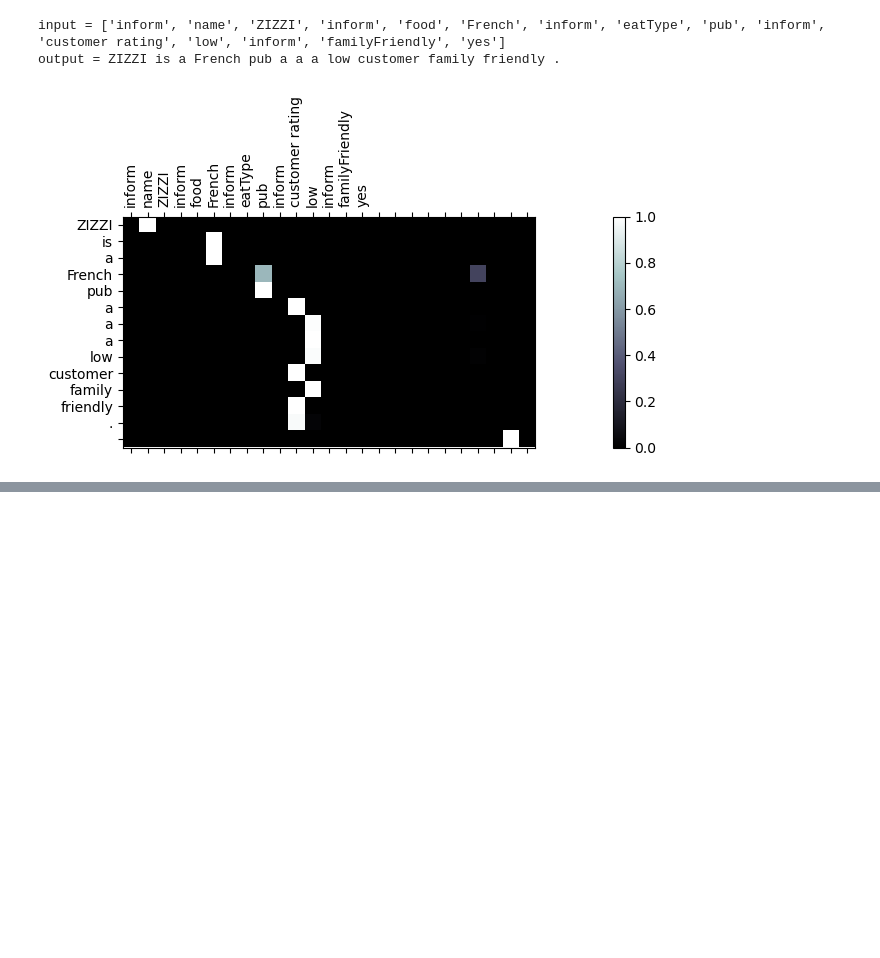
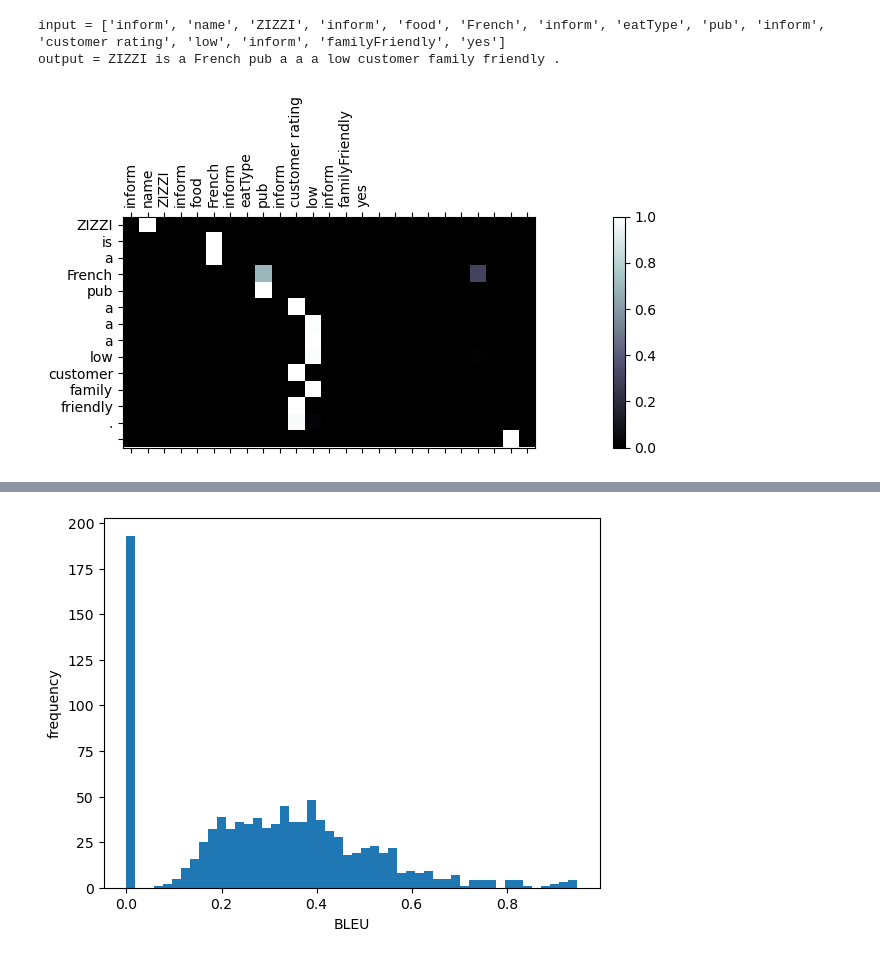
Before and after one commit to ymuto0302/data-to-text, a Jupyter notebook: seq2seq_with_attention_for_E2E.ipynb, the cells around one changed output, grey strips where cells are left out. Cells and saved outputs as stored; diff of their text form; code cells hidden in the pictures; blank space fills up the shorter version.

```diff
--- a/seq2seq_with_attention_for_E2E.ipynb
+++ b/seq2seq_with_attention_for_E2E.ipynb
@@ -263,10 +266,12 @@ class EncoderRNN(nn.Module):
     def __init__(self, input_size, hidden_size):
         super(EncoderRNN, self).__init__()
         self.hidden_size = hidden_size
+        self.num_layers = 2
 
         # (メモ) nn.Embedding(語彙サイズ, 埋め込む次元)
         self.embedding = nn.Embedding(input_size, hidden_size)
-        self.gru = nn.GRU(hidden_size, hidden_size)
+        # self.gru = nn.GRU(hidden_size, hidden_size)
+        self.gru = nn.RNN(hidden_size, hidden_size, num_layers=self.num_layers)
 
     def forward(self, input, hidden):
         embedded = self.embedding(input).view(1, 1, -1) # 単語ひとつが入ってくることを前提に view()
@@ -277,7 +282,7 @@ class EncoderRNN(nn.Module):
 
     # エンコーダへ渡す初期隠れ状態 (zero ベクトル)
     def initHidden(self):
-        return torch.zeros(1, 1, self.hidden_size, device=device)
+        return torch.zeros(self.num_layers, 1, self.hidden_size, device=device)
 # %%
 # デコーダ
 # (注) 使用しない
@@ -314,39 +319,52 @@ class AttnDecoderRNN(nn.Module):
         self.mr_max_length = mr_max_length
         self.text_max_length = text_max_length
 
+        self.num_layers = 2
+
         self.embedding = nn.Embedding(self.output_size, self.hidden_size)
         # self.attn = nn.Linear(self.hidden_size * 2, self.max_length)
         self.attn = nn.Linear(self.hidden_size * 2, self.mr_max_length)
         self.attn_combine = nn.Linear(self.hidden_size * 2, self.hidden_size)
         self.dropout = nn.Dropout(self.dropout_p)
-        self.gru = nn.GRU(self.hidden_size, self.hidden_size)
+        # self.gru = nn.GRU(self.hidden_size, self.hidden_size)
+        self.gru = nn.RNN(self.hidden_size, self.hidden_size, num_layers=self.num_layers)
         self.out = nn.Linear(self.hidden_size, self.output_size)
 
     def forward(self, input, hidden, encoder_outputs):
         embedded = self.embedding(input).view(1, 1, -1)
         embedded = self.dropout(embedded)
 
+        print("hidden:", hidden.shape)
         # attention weight の算出
-        # print("input:", input.size()) # torch.Size([1, 1]
-        # print("embedded:", embedded.size()) # torch.Size([1, 1, 256]
+        print("input:", input.shape) # torch.Size([1, 1]
+        print("embedded:", embedded.shape) # torch.Size([1, 1, 256]
         attn_weights = F.softmax(
             self.attn(torch.cat((embedded[0], hidden[0]), 1)), dim=1)
-        #print("attn_weights:", attn_weights.size()) # torch.Size([1, 10]) ・・・入力文の単語数に依存
-        #print("encoder_outputs:", encoder_outputs.size()) # torch.Size([10, 256])
+        print("attn_weights:", attn_weights.shape) # torch.Size([1, 1, 25] ・・・入力文の単語数に依存
+        print("encoder_outputs:", encoder_outputs.shape) # torch.Size([25, 256])
         #print("encoder_outputs.unsqueeze(0):", encoder_outputs.unsqueeze(0).size()) # torch.Size([1, 10, 256])
 
         # エンコーダの出力と attention weight との内積
         attn_applied = torch.bmm(attn_weights.unsqueeze(0),
                                  encoder_outputs.unsqueeze(0))
+        print("attn_applied:", attn_applied.shape) # torch.Size([1, 1, 256])
 
         # アテンションとデコーダへの入力(embedding)を Linear 層へ投げ込む
         output = torch.cat((embedded[0], attn_applied[0]), 1)
+        print("output:", output.shape) # torch.Size([1, 512])
         output = self.attn_combine(output).unsqueeze(0)
+        print("output:", output.shape) # torch.Size([1, 256])
 
         output = F.relu(output)
         output, hidden = self.gru(output, hidden)
+        print("output:", output.shape) # torch.Size([1, 256])
+        print("hidden:", hidden.shape) # torch.Size([1, 256])
 
         output = F.log_softmax(self.out(output[0]), dim=1)
+
+        import sys
+        sys.exit()
+
         return output, hidden, attn_weights
 
     def initHidden(self):
@@ -551,5 +583,9 @@ attn_decoder1 = AttnDecoderRNN(hidden_size, output_text.n_words, dropout_p=0.1).
 # (2022.12.05 メモ) 学習データには 40560件の (mr, text) ペアが存在するから
 # 75000ペアの学習では不十分だろう。
 # trainIters(encoder1, attn_decoder1, 75000, print_every=5000)
-trainIters(encoder1, attn_decoder1, 100000, print_every=5000)
+### plot_losses = trainIters(encoder1, attn_decoder1, 10000, print_every=5000)
+plot_losses = trainIters(encoder1, attn_decoder1, 100000, print_every=5000, learning_rate=0.0001)
+
+# 損失の可視化
+showPlot(plot_losses)
 # %% [output]
@@ -715,0 +852,9 @@ output = ZIZZI is a French pub a a a low customer family friendly .
+# %%
+%matplotlib inline
+import matplotlib.pyplot as plt
+plt.hist(hist_bleus, bins=50)
+plt.xlabel("BLEU")
+plt.ylabel("frequency")
+plt.show()
+# %% [output]
+[figure, added]
```
Also changed, not shown: parts of 15 cells of this notebook.
